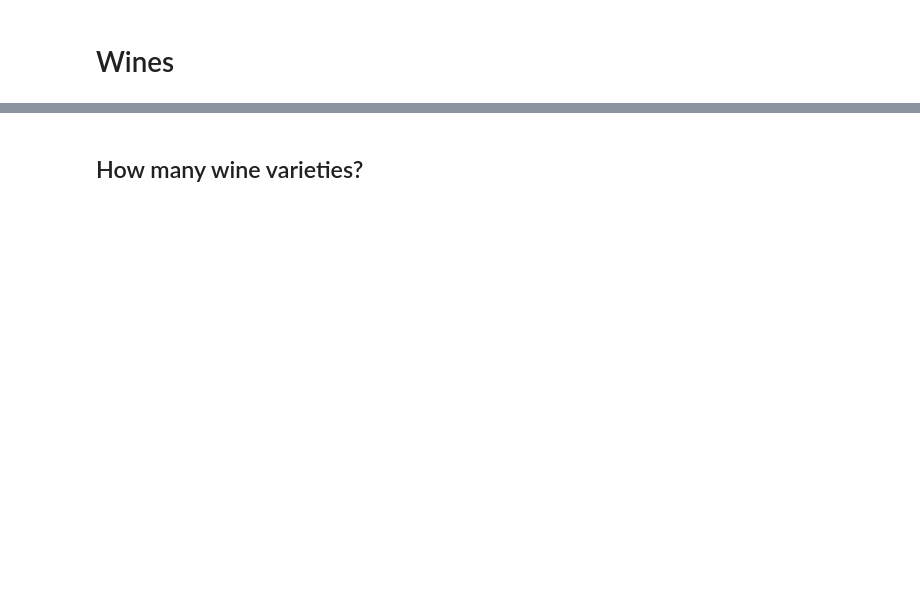
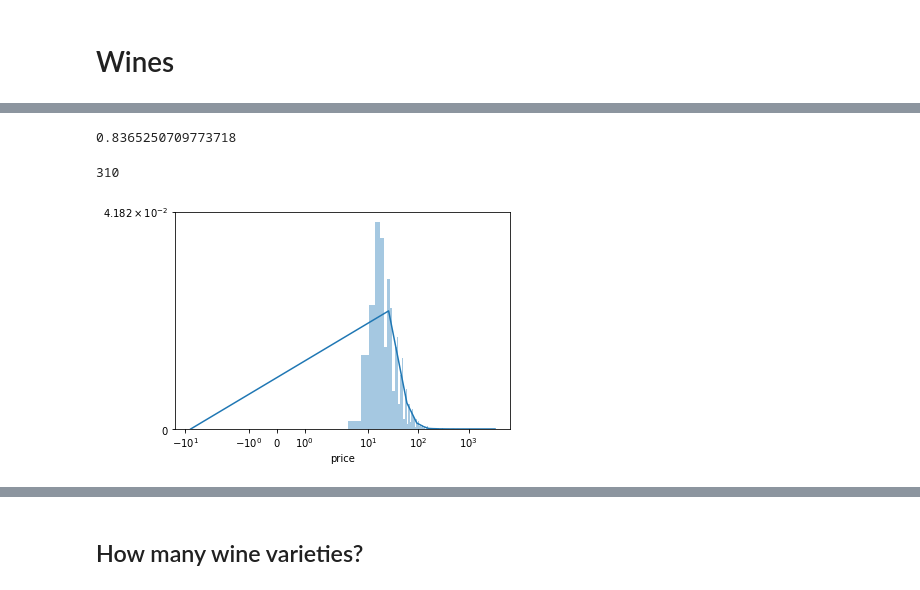
Before and after one commit to josarago/Insight, a Jupyter notebook: wines.ipynb, the cells around one changed output, grey strips where cells are left out. Saved outputs shown, nothing was run; the diff lists cells and outputs as text; code cells hidden in the pictures; blank space fills up the shorter version.

```diff
--- a/wines.ipynb
+++ b/wines.ipynb
@@ -46,0 +33,3 @@ wines = pd.read_csv("winemag-data-130k-v2.csv", index_col=0)
+# %%
+# create the wine list object (will load the .csv file)
+wl = WineList()
@@ -46,0 +390,14 @@ wines = pd.read_csv("winemag-data-130k-v2.csv", index_col=0)
+# %%
+len(wl.df[wl.df.region_1.notnull()])/len(wl.df)
+# %% [output]
+0.8365250709773718
+# %%
+len(wl.df[wl.df.region_1=="Pouilly-Fuissé"])
+# %% [output]
+310
+# %%
+sns.distplot(wl.df.price[wl.df.price.notnull()],bins=1000)
+plt.xscale('symlog')
+plt.yscale('symlog')
+# %% [output]
+[figure, added]
```
Also changed, not shown: parts of 120 cells of this notebook, 8 other files.
